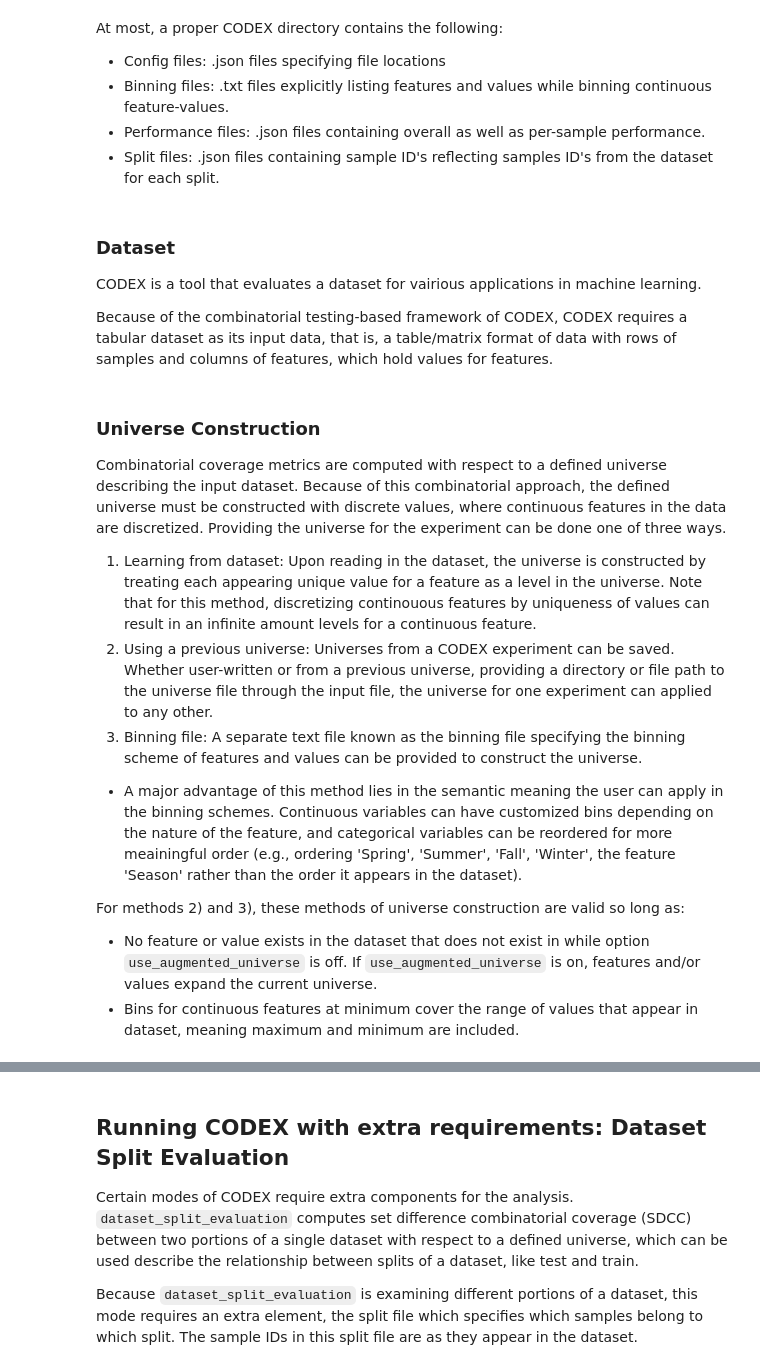
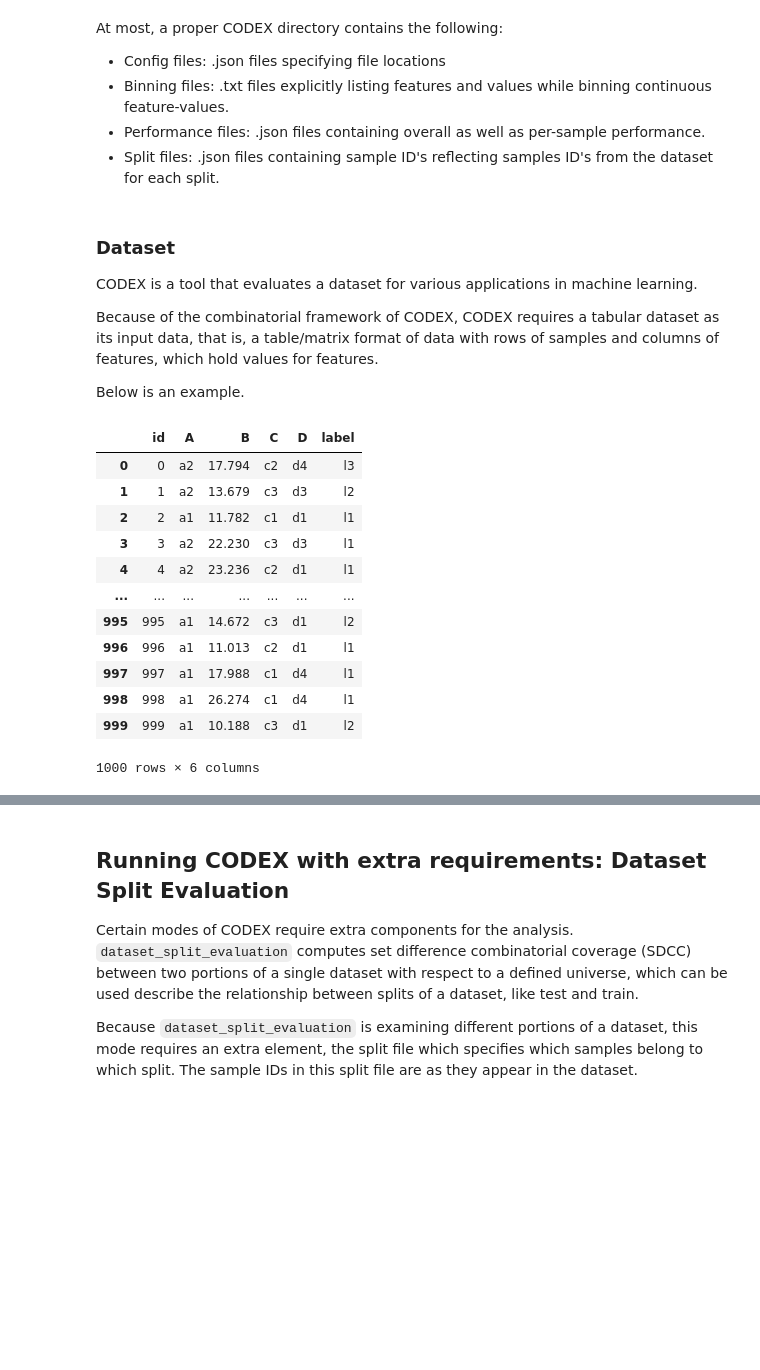
Before and after one commit to vtnsi/codex, a Jupyter notebook: __tutorials__/learn_codex.ipynb, the cells around one changed output, grey strips where cells are left out. Saved outputs shown, nothing was run; the diff lists cells and outputs as text; code cells hidden in the pictures; blank space fills up the shorter version.

```diff
--- a/__tutorials__/learn_codex.ipynb
+++ b/__tutorials__/learn_codex.ipynb
@@ -53,20 +93,24 @@ At most, a proper CODEX directory contains the following:
 - Split files: .json files containing sample ID's reflecting samples ID's from the dataset for each split.
 # %% [markdown]
 ### Dataset
-CODEX is a tool that evaluates a dataset for vairious applications in machine learning.
+CODEX is a tool that evaluates a dataset for various applications in machine learning.
 
-Because of the combinatorial testing-based framework of CODEX, CODEX requires a tabular dataset as its input data, that is, a table/matrix format of data with rows of samples and columns of features, which hold values for features.
+Because of the combinatorial framework of CODEX, CODEX requires a tabular dataset as its input data, that is, a table/matrix format of data with rows of samples and columns of features, which hold values for features.
+
+Below is an example.
 # %%
-display(pd.read_csv(os.path.join(codex_dir, 'data', 'dataset_rareplanes_lightweight_EX.csv')))
+display(pd.read_csv(os.path.join(codex_dir, 'data', 'dataset_abstract_EX.csv')))
+# %% [output]
+|  | id | A | B | C | D | label |
+| 0 | 0 | a2 | 17.794 | c2 | d4 | l3 |
+| 1 | 1 | a2 | 13.679 | c3 | d3 | l2 |
+| 2 | 2 | a1 | 11.782 | c1 | d1 | l1 |
+| 3 | 3 | a2 | 22.230 | c3 | d3 | l1 |
+| 4 | 4 | a2 | 23.236 | c2 | d1 | l1 |
+| ... | ... | ... | ... | ... | ... | ... |
+| 995 | 995 | a1 | 14.672 | c3 | d1 | l2 |
+| 996 | 996 | a1 | 11.013 | c2 | d1 | l1 |
+| 997 | 997 | a1 | 17.988 | c1 | d4 | l1 |
+| 998 | 998 | a1 | 26.274 | c1 | d4 | l1 |
+| 999 | 999 | a1 | 10.188 | c3 | d1 | l2 |
+1000 rows × 6 columns
-# %% [markdown]
-### Universe Construction
-Combinatorial coverage metrics are computed with respect to a defined universe describing the input dataset. Because of this combinatorial approach, the defined universe must be constructed with discrete values, where continuous features in the data are discretized. Providing the universe for the experiment can be done one of three ways.
-
-1) Learning from dataset: Upon reading in the dataset, the universe is constructed by treating each appearing unique value for a feature as a level in the universe. Note that for this method, discretizing continouous features by uniqueness of values can result in an infinite amount levels for a continuous feature.
-2) Using a previous universe: Universes from a CODEX experiment can be saved. Whether user-written or from a previous universe, providing a directory or file path to the universe file through the input file, the universe for one experiment can applied to any other.
-3) Binning file: A separate text file known as the binning file specifying the binning scheme of features and values can be provided to construct the universe.
-- A major advantage of this method lies in the semantic meaning the user can apply in the binning schemes. Continuous variables can have customized bins depending on the nature of the feature, and categorical variables can be reordered for more meainingful order (e.g., ordering 'Spring', 'Summer', 'Fall', 'Winter', the feature 'Season' rather than the order it appears in the dataset).
-
-For methods 2) and 3), these methods of universe construction are valid so long as:
-- No feature or value exists in the dataset that does not exist in  while option `use_augmented_universe` is off. If `use_augmented_universe` is on, features and/or values expand the current universe.
-- Bins for continuous features at minimum cover the range of values that appear in dataset, meaning maximum and minimum are included.
```
Also changed, not shown: parts of 35 cells of this notebook, 10 other files.
